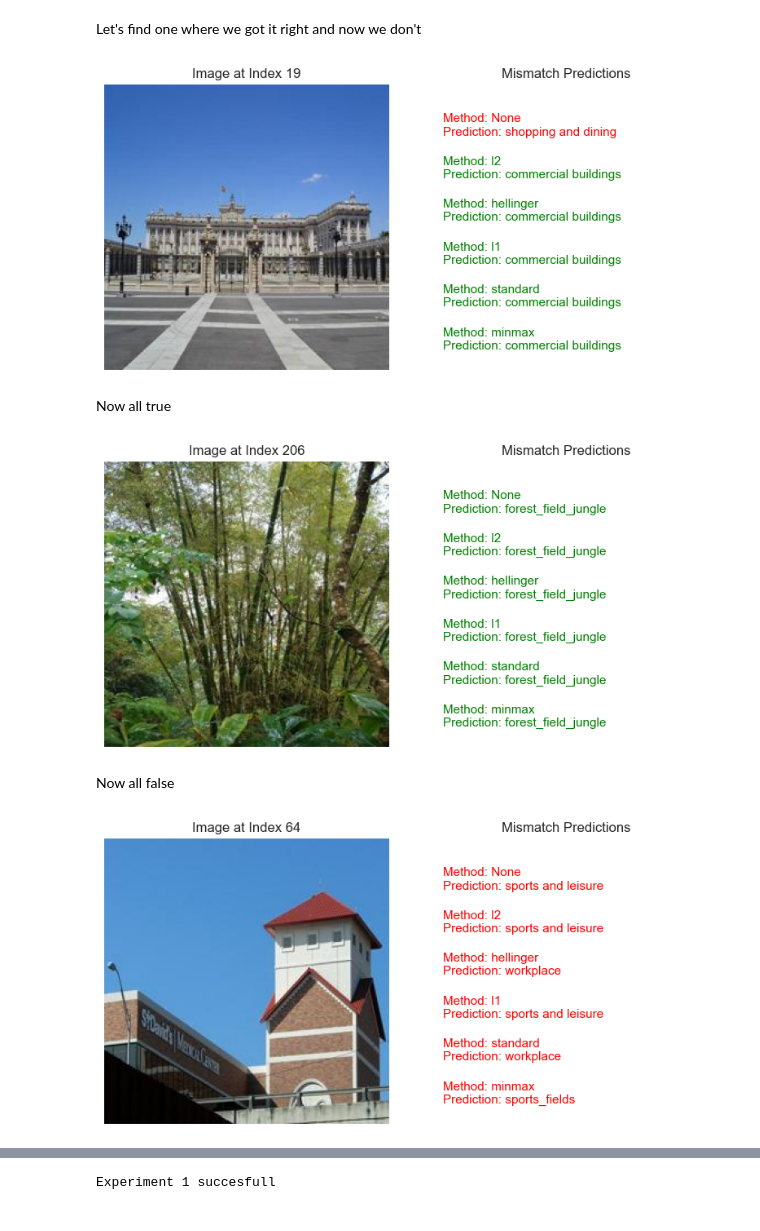
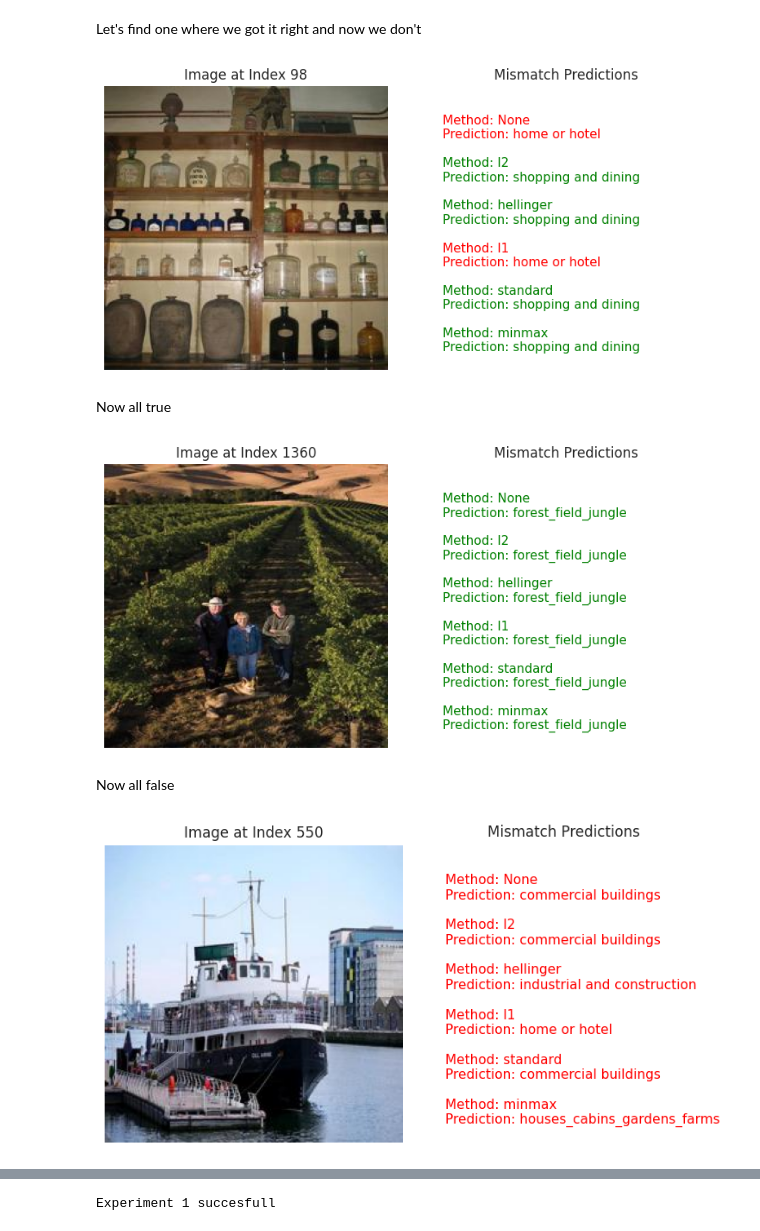
Before and after one commit to MCV-C3/project-1, a Jupyter notebook: Week1/delivery.ipynb, the cells around one changed output, grey strips where cells are left out. Saved outputs shown, nothing was run; the diff lists cells and outputs as text; code cells hidden in the pictures.

```diff
--- a/Week1/delivery.ipynb
+++ b/Week1/delivery.ipynb
@@ -46,12 +38,0 @@ print(results[results["Experiment"] == "Classifiers"])
-# %%
-classifiers = ["log_reg", "svm_linear", "svm_rbf", "rf"]
-experiment_one_acc = {}
-experiment_one_data = {}
-
-for clf in classifiers:
-    print("Running classifier", clf)
-    bovw = BOVW(detector_type="SIFT", codebook_size=128)
-    experiment_one_acc[clf], experiment_one_data[clf] = run_BOVW_experiment(bovw,data_train,data_test, clf_name=clf)
-
-clear_output()
-print("Experiment 1 succesfull")
@@ -114,49 +563,42 @@ Let's find one where we got it right and now we don't
 # %%
 Any_Secondary_Is_True = np.any(Secondary_All, axis=0)
 
-# 2. Check where Primary is False (~P)
 Primary_Is_False = ~No_Method
 
-# 3. Combine the conditions: (Primary is False) AND (Any Secondary is True)
 Final_Mask = Primary_Is_False & Any_Secondary_Is_True
 
-# 4. Find the indices where the Final_Mask is True
 mismatch_indices = np.where(Final_Mask)[0]
 
-plot_imgs_at_idx(mismatch_indices[2],data_test,methods,scaling_data)
+plot_imgs_at_idx(mismatch_indices[29],data_test,methods,scaling_data)
 # %% [output]
-[figure, old version]
+[figure, new version]
 # %% [markdown]
 Now all true
 # %%
 All_Secondary_Are_True = np.all(Secondary_All, axis=0)
 
-# 3. Combine the conditions: (Primary is True) AND (All Secondary are True)
 Final_Mask = No_Method & All_Secondary_Are_True
 
-# 4. Find the indices where the Final_Mask is True
 mismatch_indices = np.where(Final_Mask)[0]
 
-plot_imgs_at_idx(mismatch_indices[15],data_test,methods,scaling_data)
+plot_imgs_at_idx(mismatch_indices[150],data_test,methods,scaling_data)
 # %% [output]
-[figure, old version]
+[figure, new version]
 # %% [markdown]
 Now all false
 # %%
 Not_P = ~No_Method
 Not_S1 = ~S1
 Not_S2 = ~S2
 Not_S3 = ~S3
 Not_S4 = ~S4
 Not_S5 = ~S5
 
-# 2. Combine all six NOT arrays into a single 2D array
 All_False_Arrays = np.stack([Not_P, Not_S1, Not_S2, Not_S3, Not_S4, Not_S5])
 
-# 3. Find where ALL of these NOT arrays are TRUE (meaning all original arrays are FALSE)
-# This is equivalent to (~P) & (~S1) & (~S2) & (~S3) & (~S4) & (~S5)
+
 Final_Mask = np.all(All_False_Arrays, axis=0)
 mismatch_indices = np.where(Final_Mask)[0]
-plot_imgs_at_idx(mismatch_indices[25],data_test,methods,scaling_data)
+plot_imgs_at_idx(mismatch_indices[200],data_test,methods,scaling_data)
 # %% [output]
-[figure, old version]
+[figure, new version]
```
Also changed, not shown: parts of 44 cells of this notebook, 12 other files.
